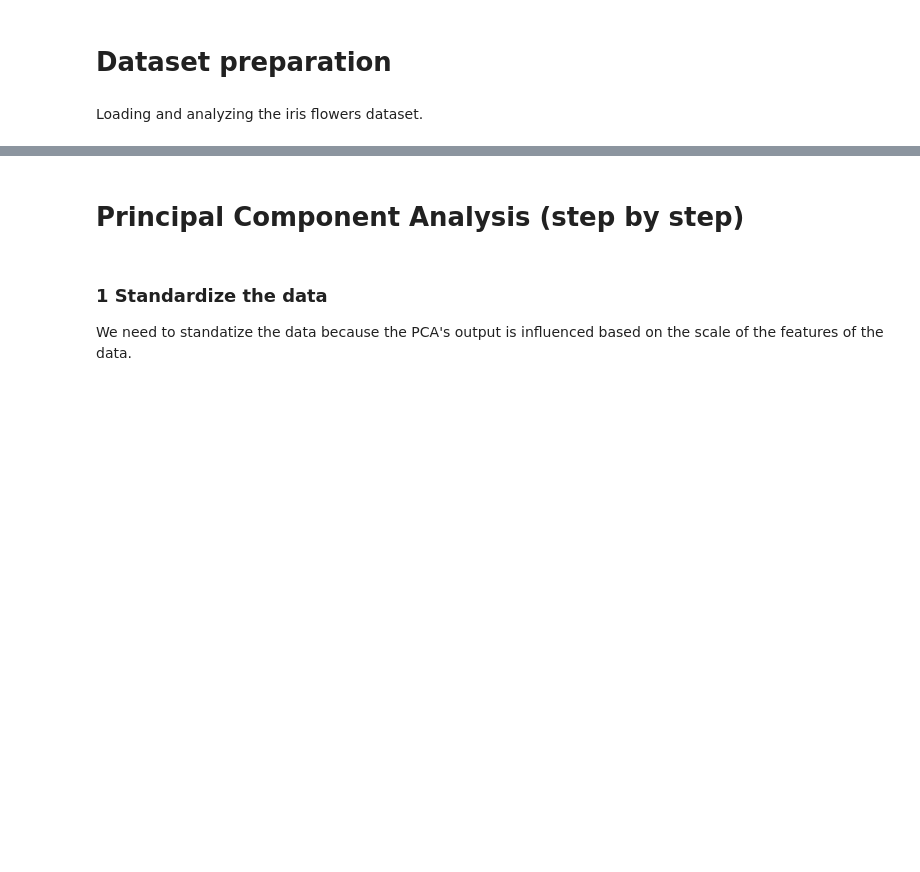
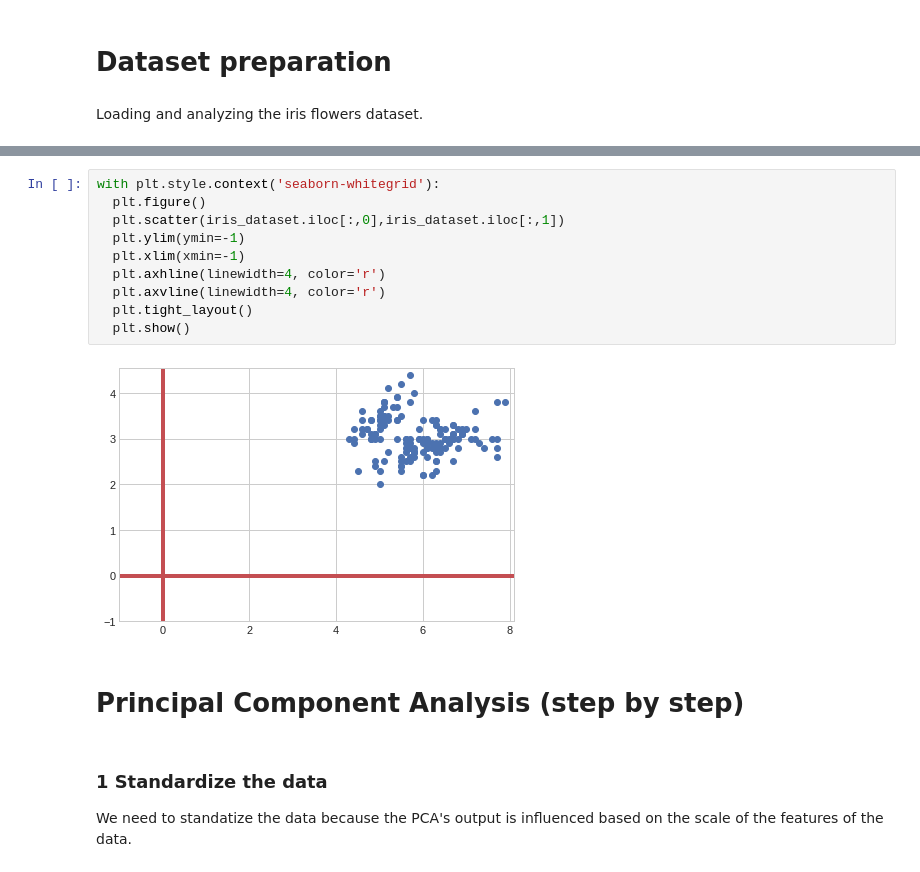
Before and after one commit to Giffy/AI_Intro-to-Machine-Learning, a Jupyter notebook: Session-5/PCA_step_by_step_Irises.ipynb, the cells around one changed output, grey strips where cells are left out. Drawn from its saved outputs; the diff is of its cells as text; blank space fills up the shorter version.

```diff
--- a/Session-5/PCA_step_by_step_Irises.ipynb
+++ b/Session-5/PCA_step_by_step_Irises.ipynb
@@ -30,3 +30,15 @@ iris_dataset.tail()
+# %%
+with plt.style.context('seaborn-whitegrid'):
+  plt.figure()
+  plt.scatter(iris_dataset.iloc[:,0],iris_dataset.iloc[:,1])
+  plt.ylim(ymin=-1)
+  plt.xlim(xmin=-1)
+  plt.axhline(linewidth=4, color='r')
+  plt.axvline(linewidth=4, color='r')
+  plt.tight_layout()
+  plt.show()
+# %% [output]
+[figure, added]
 # %% [markdown]
 # Principal Component Analysis (step by step)
 # %% [markdown]
```
Also changed, not shown: parts of 17 cells of this notebook.
